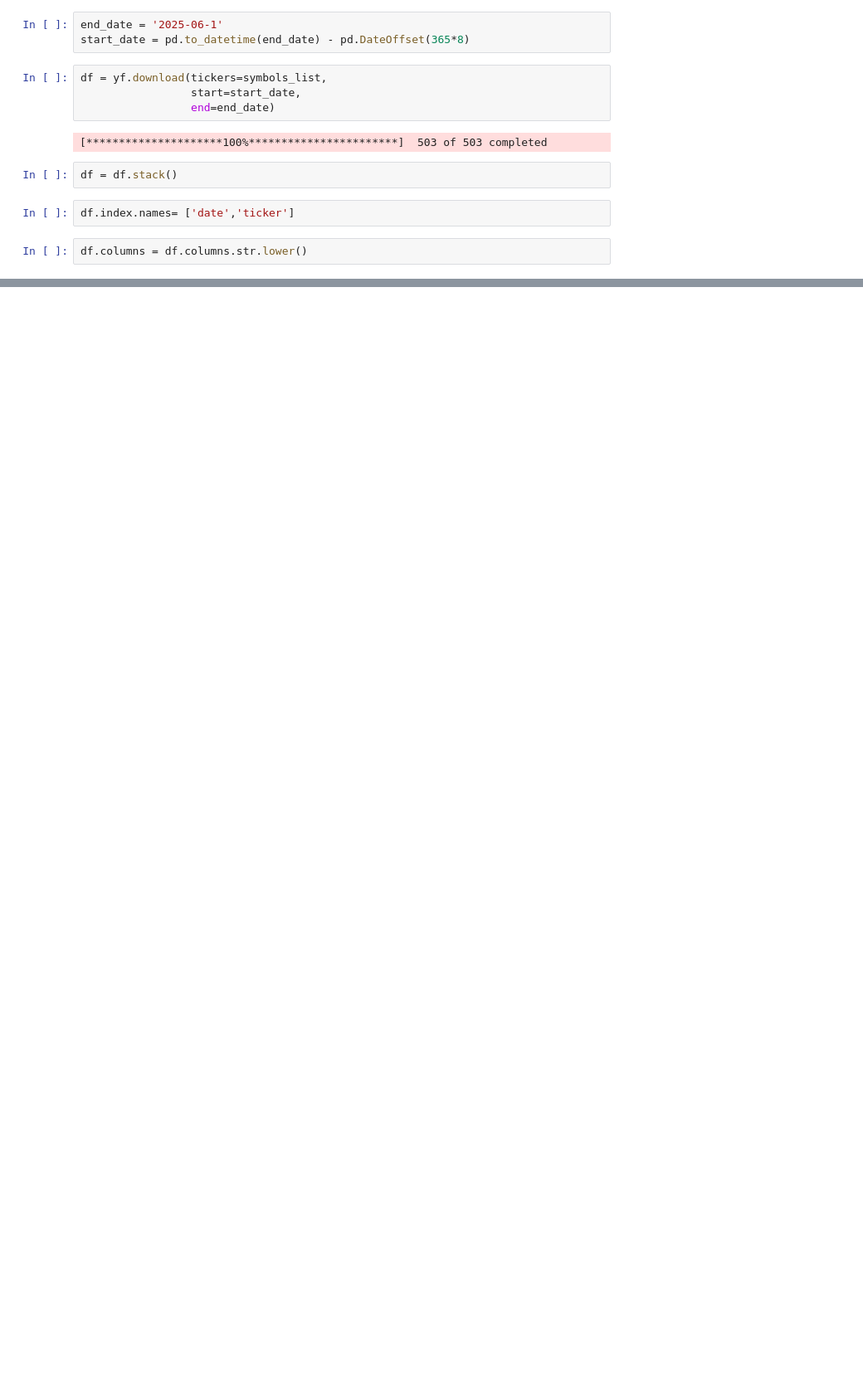
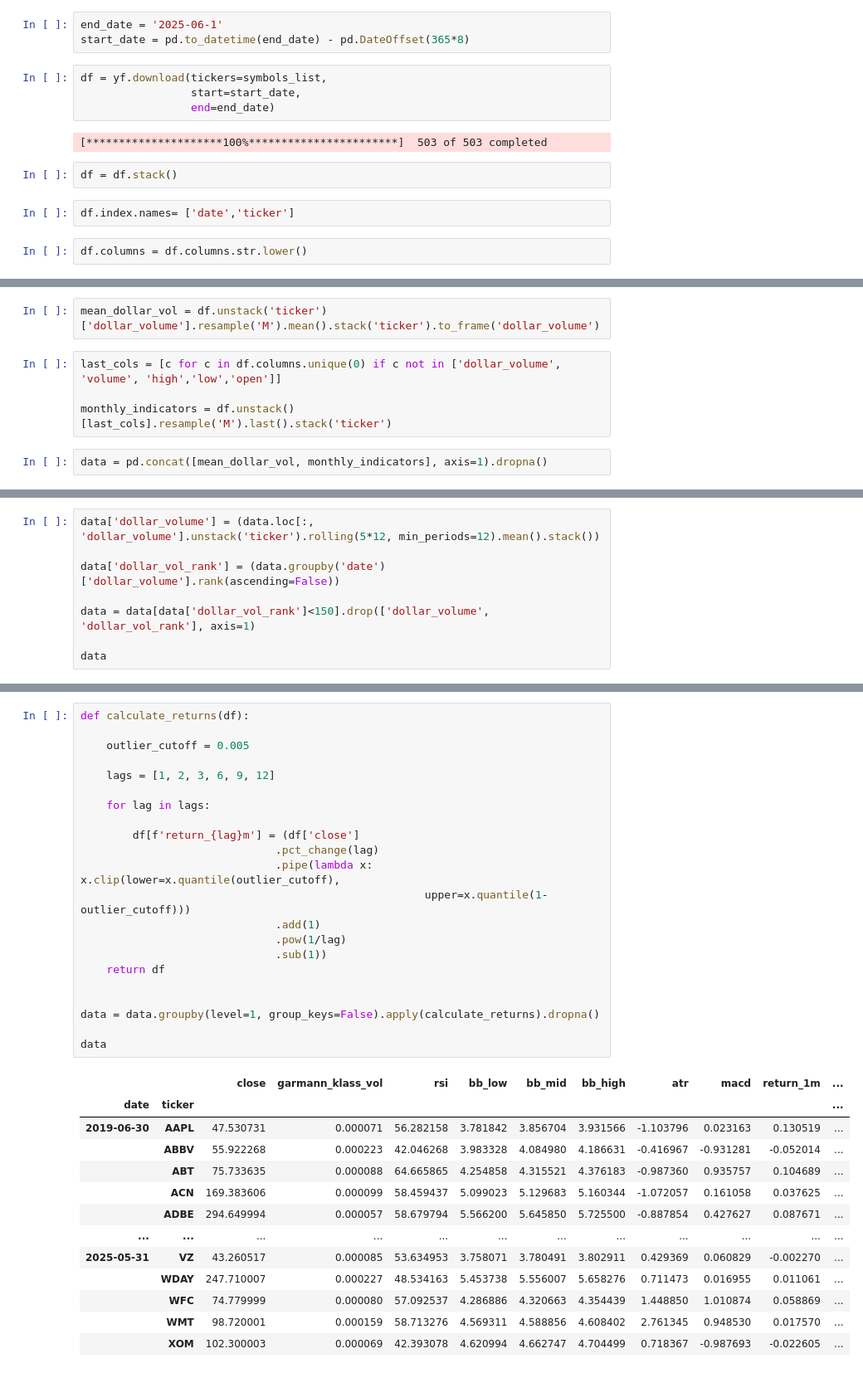
Before and after one commit to pelazas/algotrading, a Jupyter notebook: unsupervised_learning_strategy.ipynb, the cells around one changed output, grey strips where cells are left out. Shown: that part at 83% size. Saved outputs shown, nothing was run; the diff lists cells and outputs as text; blank space fills up the shorter version.

```diff
--- a/unsupervised_learning_strategy.ipynb
+++ b/unsupervised_learning_strategy.ipynb
@@ -49,0 +97,8 @@ df
+# %%
+mean_dollar_vol = df.unstack('ticker')['dollar_volume'].resample('M').mean().stack('ticker').to_frame('dollar_volume')
+# %%
+last_cols = [c for c in df.columns.unique(0) if c not in ['dollar_volume', 'volume', 'high','low','open']]
+
+monthly_indicators = df.unstack()[last_cols].resample('M').last().stack('ticker')
+# %%
+data = pd.concat([mean_dollar_vol, monthly_indicators], axis=1).dropna()
@@ -49,0 +107,8 @@ df
+# %%
+data['dollar_volume'] = (data.loc[:, 'dollar_volume'].unstack('ticker').rolling(5*12, min_periods=12).mean().stack())
+
+data['dollar_vol_rank'] = (data.groupby('date')['dollar_volume'].rank(ascending=False))
+
+data = data[data['dollar_vol_rank']<150].drop(['dollar_volume', 'dollar_vol_rank'], axis=1)
+
+data
@@ -49,0 +132,36 @@ df
+# %%
+def calculate_returns(df):
+
+    outlier_cutoff = 0.005
+
+    lags = [1, 2, 3, 6, 9, 12]
+
+    for lag in lags:
+
+        df[f'return_{lag}m'] = (df['close']
+                              .pct_change(lag)
+                              .pipe(lambda x: x.clip(lower=x.quantile(outlier_cutoff),
+                                                     upper=x.quantile(1-outlier_cutoff)))
+                              .add(1)
+                              .pow(1/lag)
+                              .sub(1))
+    return df
+
+
+data = data.groupby(level=1, group_keys=False).apply(calculate_returns).dropna()
+
+data
+# %% [output]
+|  |  | close | garmann_klass_vol | rsi | bb_low | bb_mid | bb_high | atr | macd | return_1m | ... |
+| date | ticker |  |  |  |  |  |  |  |  |  | ... |
+| 2019-06-30 | AAPL | 47.530731 | 0.000071 | 56.282158 | 3.781842 | 3.856704 | 3.931566 | -1.103796 | 0.023163 | 0.130519 | ... |
+|  | ABBV | 55.922268 | 0.000223 | 42.046268 | 3.983328 | 4.084980 | 4.186631 | -0.416967 | -0.931281 | -0.052014 | ... |
+|  | ABT | 75.733635 | 0.000088 | 64.665865 | 4.254858 | 4.315521 | 4.376183 | -0.987360 | 0.935757 | 0.104689 | ... |
+|  | ACN | 169.383606 | 0.000099 | 58.459437 | 5.099023 | 5.129683 | 5.160344 | -1.072057 | 0.161058 | 0.037625 | ... |
+|  | ADBE | 294.649994 | 0.000057 | 58.679794 | 5.566200 | 5.645850 | 5.725500 | -0.887854 | 0.427627 | 0.087671 | ... |
+| ... | ... | ... | ... | ... | ... | ... | ... | ... | ... | ... | ... |
+| 2025-05-31 | VZ | 43.260517 | 0.000085 | 53.634953 | 3.758071 | 3.780491 | 3.802911 | 0.429369 | 0.060829 | -0.002270 | ... |
+|  | WDAY | 247.710007 | 0.000227 | 48.534163 | 5.453738 | 5.556007 | 5.658276 | 0.711473 | 0.016955 | 0.011061 | ... |
+|  | WFC | 74.779999 | 0.000080 | 57.092537 | 4.286886 | 4.320663 | 4.354439 | 1.448850 | 1.010874 | 0.058869 | ... |
+|  | WMT | 98.720001 | 0.000159 | 58.713276 | 4.569311 | 4.588856 | 4.608402 | 2.761345 | 0.948530 | 0.017570 | ... |
+|  | XOM | 102.300003 | 0.000069 | 42.393078 | 4.620994 | 4.662747 | 4.704499 | 0.718367 | -0.987693 | -0.022605 | ... |
```
Also changed, not shown: parts of 16 cells of this notebook.
